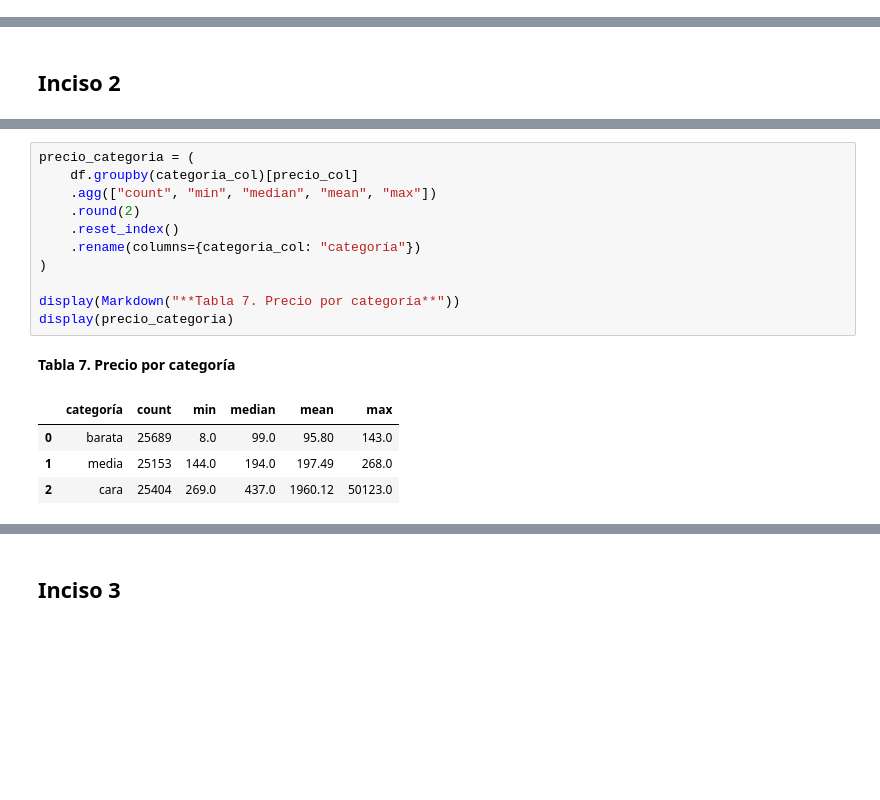
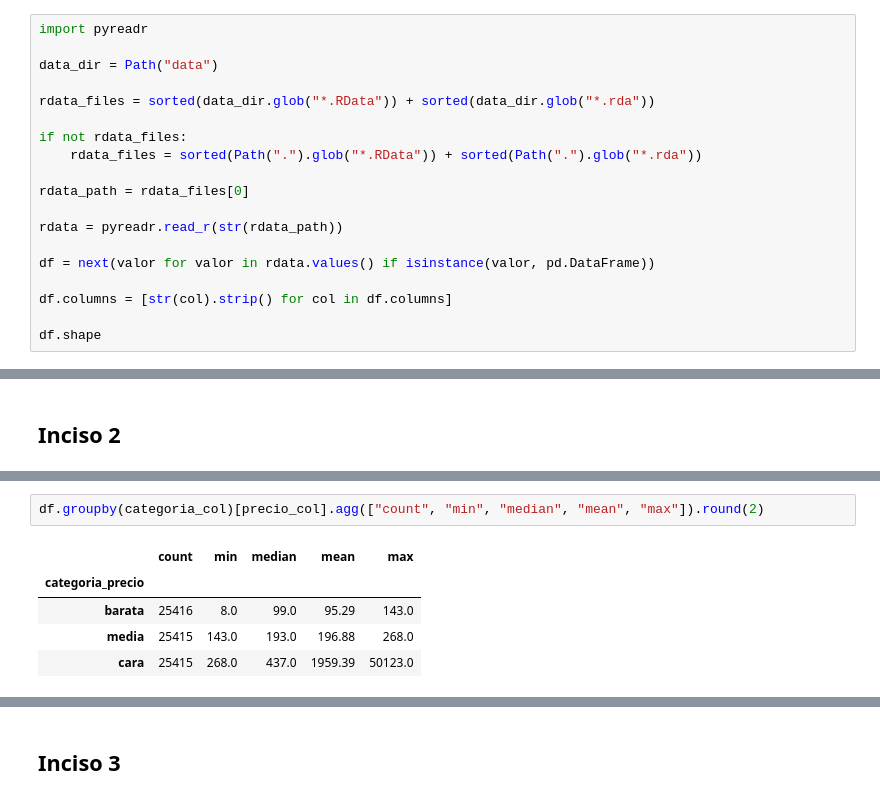
Before and after one commit to Ninaswiftie09/Mineria-de-Datos, a Jupyter notebook: Laboratorio8.ipynb, the cells around one changed output, grey strips where cells are left out. Saved outputs shown, nothing was run; the diff lists cells and outputs as text; blank space fills up the shorter version.

```diff
--- a/Laboratorio8.ipynb
+++ b/Laboratorio8.ipynb
@@ -124,0 +24,19 @@ df_original.shape
+# %%
+import pyreadr
+
+data_dir = Path("data")
+
+rdata_files = sorted(data_dir.glob("*.RData")) + sorted(data_dir.glob("*.rda"))
+
+if not rdata_files:
+    rdata_files = sorted(Path(".").glob("*.RData")) + sorted(Path(".").glob("*.rda"))
+
+rdata_path = rdata_files[0]
+
+rdata = pyreadr.read_r(str(rdata_path))
+
+df = next(valor for valor in rdata.values() if isinstance(valor, pd.DataFrame))
+
+df.columns = [str(col).strip() for col in df.columns]
+
+df.shape
@@ -311,17 +241,8 @@ display(resumen_precio)
 # %%
-precio_categoria = (
-    df.groupby(categoria_col)[precio_col]
-    .agg(["count", "min", "median", "mean", "max"])
-    .round(2)
-    .reset_index()
-    .rename(columns={categoria_col: "categoría"})
-)
-
-display(Markdown("**Tabla 7. Precio por categoría**"))
-display(precio_categoria)
+df.groupby(categoria_col)[precio_col].agg(["count", "min", "median", "mean", "max"]).round(2)
 # %% [output]
-**Tabla 7. Precio por categoría**
-|  | categoría | count | min | median | mean | max |
-| 0 | barata | 25689 | 8.0 | 99.0 | 95.80 | 143.0 |
-| 1 | media | 25153 | 144.0 | 194.0 | 197.49 | 268.0 |
-| 2 | cara | 25404 | 269.0 | 437.0 | 1960.12 | 50123.0 |
+|  | count | min | median | mean | max |
+| categoria_precio |  |  |  |  |  |
+| barata | 25416 | 8.0 | 99.0 | 95.29 | 143.0 |
+| media | 25415 | 143.0 | 193.0 | 196.88 | 268.0 |
+| cara | 25415 | 268.0 | 437.0 | 1959.39 | 50123.0 |
```
Also changed, not shown: parts of 59 cells of this notebook.
